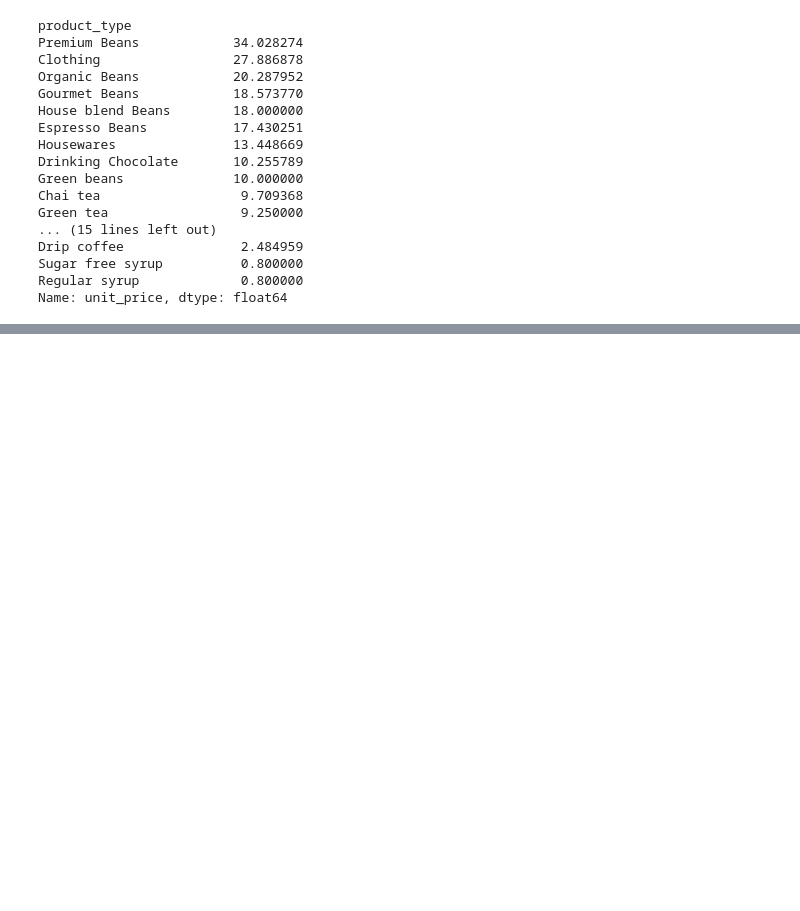
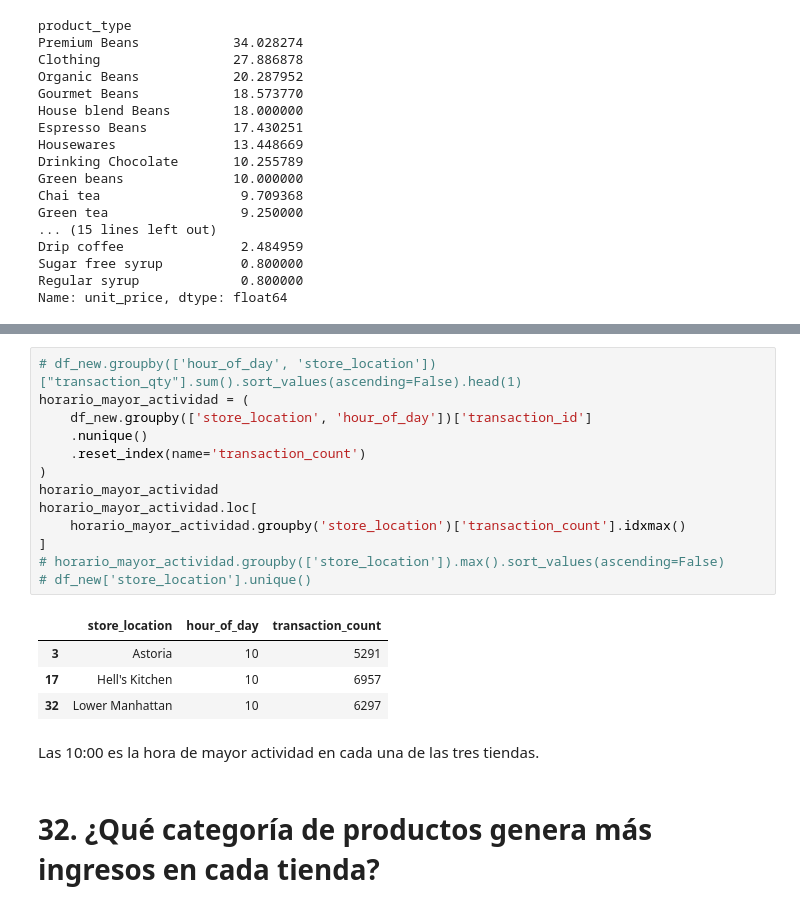
Before and after one commit to juniorleyer1/coffee-shop-sales-analysis, a Jupyter notebook: notebooks/coffee-shop-sales-analysis.ipynb, the cells around one changed output, grey strips where cells are left out. Saved outputs shown, nothing was run; the diff lists cells and outputs as text; blank space fills up the shorter version.

Commit message:
feat: analizar tendencias temporales y comportamiento por tienda

```diff
--- a/notebooks/coffee-shop-sales-analysis.ipynb
+++ b/notebooks/coffee-shop-sales-analysis.ipynb
@@ -434,0 +476,22 @@ Name: unit_price, dtype: float64
+# %%
+# df_new.groupby(['hour_of_day', 'store_location'])["transaction_qty"].sum().sort_values(ascending=False).head(1)
+horario_mayor_actividad = (
+    df_new.groupby(['store_location', 'hour_of_day'])['transaction_id']
+    .nunique()
+    .reset_index(name='transaction_count')
+)
+horario_mayor_actividad
+horario_mayor_actividad.loc[
+    horario_mayor_actividad.groupby('store_location')['transaction_count'].idxmax()
+]
+# horario_mayor_actividad.groupby(['store_location']).max().sort_values(ascending=False)
+# df_new['store_location'].unique()
+# %% [output]
+|  | store_location | hour_of_day | transaction_count |
+| 3 | Astoria | 10 | 5291 |
+| 17 | Hell's Kitchen | 10 | 6957 |
+| 32 | Lower Manhattan | 10 | 6297 |
+# %% [markdown]
+Las 10:00 es la hora de mayor actividad en cada una de las tres tiendas.
+# %% [markdown]
+# 32. ¿Qué categoría de productos genera más ingresos en cada tienda?
```
Also changed, not shown: parts of 13 cells of this notebook.
